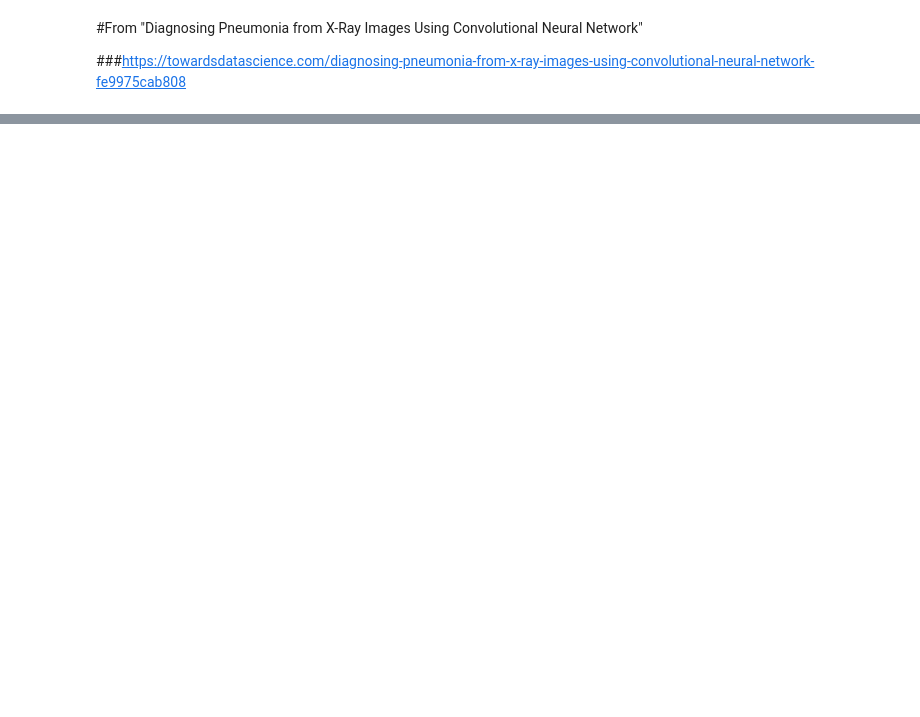
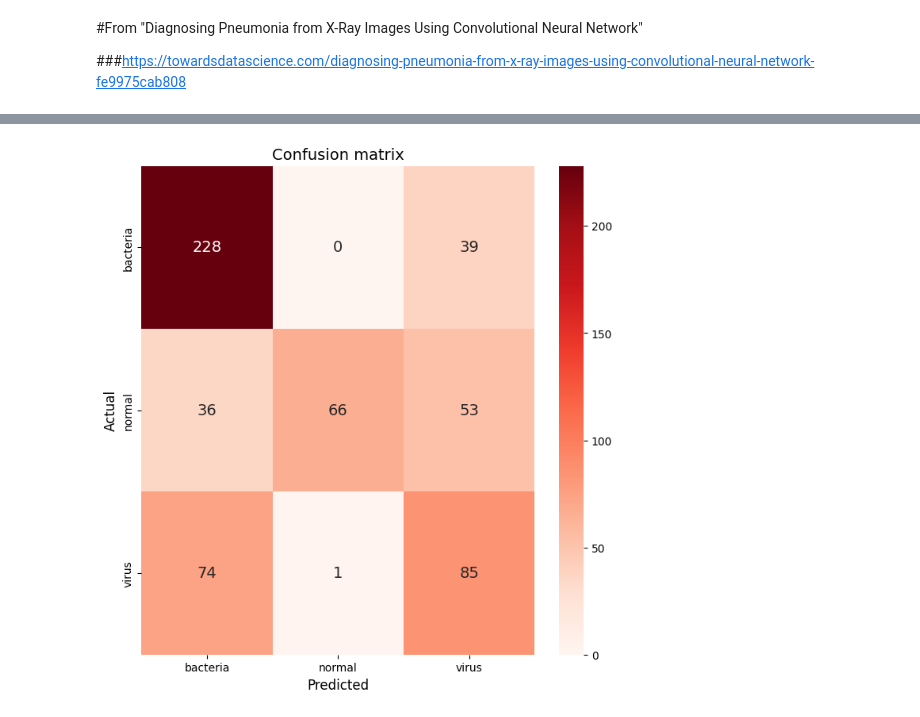
Before and after one commit to ryandmaier/csc480_pneumonia_detection, a Jupyter notebook: xraynb.ipynb, the cells around one changed output, grey strips where cells are left out. Cells and saved outputs as stored; diff of their text form; code cells hidden in the pictures; blank space fills up the shorter version.

```diff
--- a/xraynb.ipynb
+++ b/xraynb.ipynb
@@ -83,0 +105,23 @@ plt.show()
+# %%
+def get_x(files):
+    #create a numpy array of the shape
+    #(number of images, image size , image size, 1 for grayscale channel ayer)
+    #this will be input for model
+    train_x = np.zeros((len(files), im_size, im_size,1), dtype='float32')
+    #iterate over img_file of given path
+    for i, img_file in enumerate(files):
+        #read the image file in a grayscale format and convert into numeric format
+        #resize all images to one dimension i.e. 200x200
+        img = cv2.resize(cv2.imread(img_file,cv2.IMREAD_GRAYSCALE),((im_size,im_size)))
+        #reshape array to the train_x shape
+        #1 for grayscale format
+        img_array = np.expand_dims(np.array(img[...,::-1].astype(np.float32)).copy(), axis=0)
+        train_x[i] = img_array.reshape(img_array.shape[1],img_array.shape[2],1)
+    return train_x
+#pass the normal and pneumonia images of training and testing sets
+trn_norm_x = get_x(trn_norm_img)
+trn_pnm_x = get_x(trn_pnm_img)
+tst_norm_x = get_x(tst_norm_img)
+tst_pnm_x = get_x(tst_pnm_img)
+val_norm_x = get_x(val_norm_img)
+val_pnm_x = get_x(val_pnm_img)
@@ -83,0 +278,18 @@ plt.show()
+# %%
+import seaborn as sns
+labels = ['bacteria','normal','virus']
+#confusion matrix
+y_pred = model.predict(x_test)
+#transforming label back to original
+y_pred = encoder.inverse_transform(y_pred)
+#matrix of Actual vs Prediction data
+c_matrix = confusion_matrix(y_test, y_pred)
+plt.figure(figsize=(8,8))
+plt.title('Confusion matrix',fontsize=14)
+sns.heatmap(
+  c_matrix, xticklabels=labels,yticklabels=labels,
+  fmt='d', annot=True,annot_kws={"size": 14}, cmap='Reds')
+plt.xlabel("Predicted",fontsize=12)
+plt.ylabel("Actual",fontsize=12)
+plt.show()
+# %% [output]
@@ -84 +297,2 @@ plt.show()
+[figure, added]
 # %%
```
Also changed, not shown: parts of 19 cells of this notebook, 1 other file.
